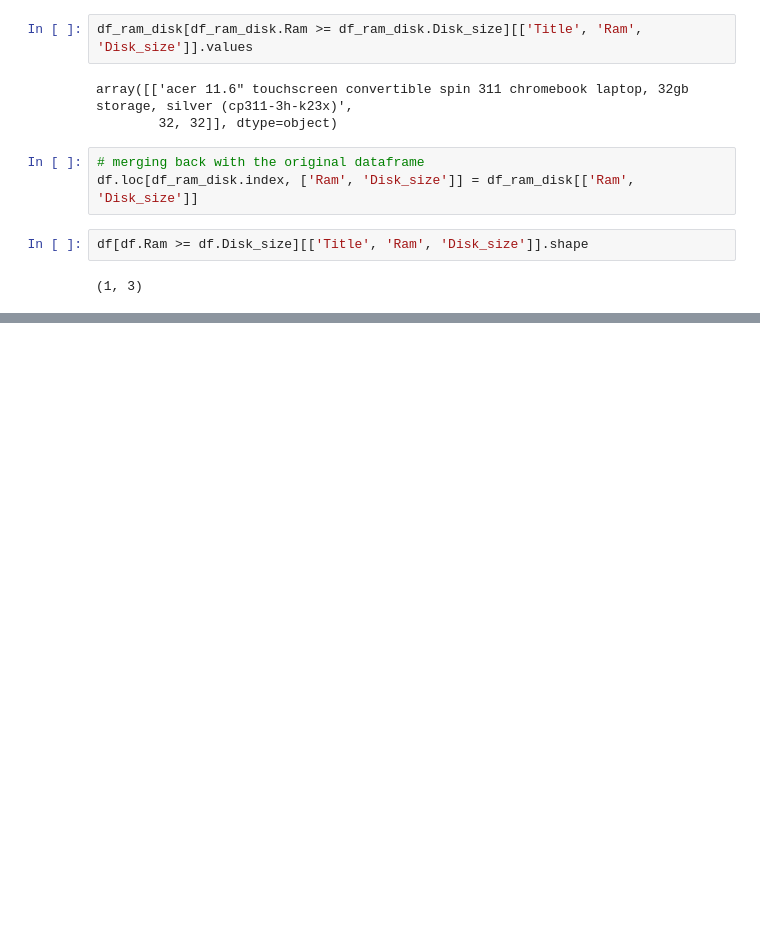
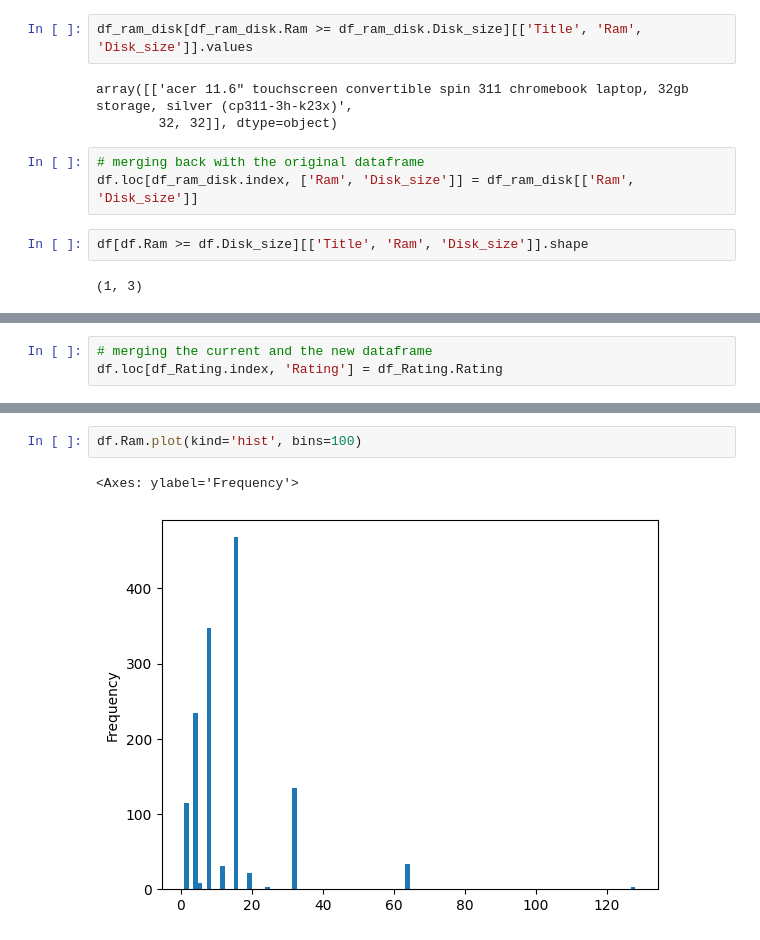
Before and after one commit to nikhil-xyz/Data-Cleaning-Notebook, a Jupyter notebook: Laptop_Dataset_Cleaning.ipynb, the cells around one changed output, grey strips where cells are left out. Cells and saved outputs as stored; diff of their text form; blank space fills up the shorter version.

```diff
--- a/Laptop_Dataset_Cleaning.ipynb
+++ b/Laptop_Dataset_Cleaning.ipynb
@@ -1157,0 +1329,3 @@ df[df.Ram >= df.Disk_size][['Title', 'Ram', 'Disk_size']].shape
+# %%
+# merging the current and the new dataframe
+df.loc[df_Rating.index, 'Rating'] = df_Rating.Rating
@@ -1157,0 +1449,5 @@ df[df.Ram >= df.Disk_size][['Title', 'Ram', 'Disk_size']].shape
+# %%
+df.Ram.plot(kind='hist', bins=100)
+# %% [output]
+<Axes: ylabel='Frequency'>
+[figure, added]
```
Also changed, not shown: parts of 53 cells of this notebook.
